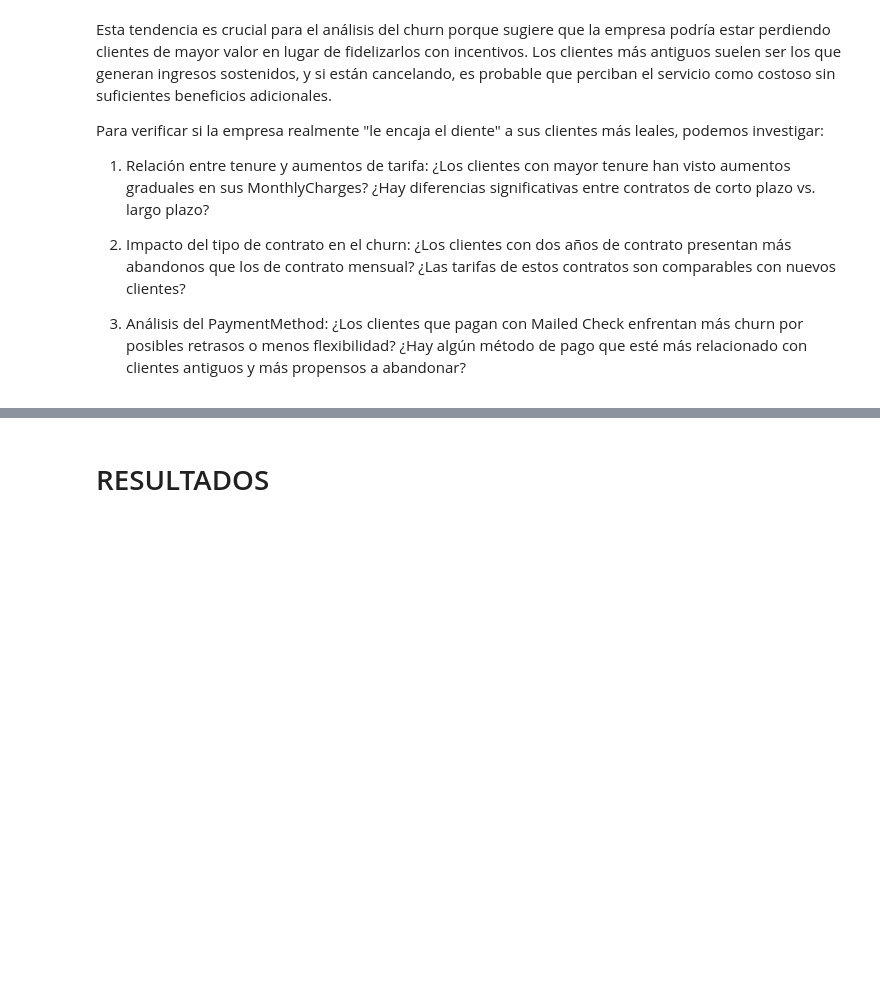
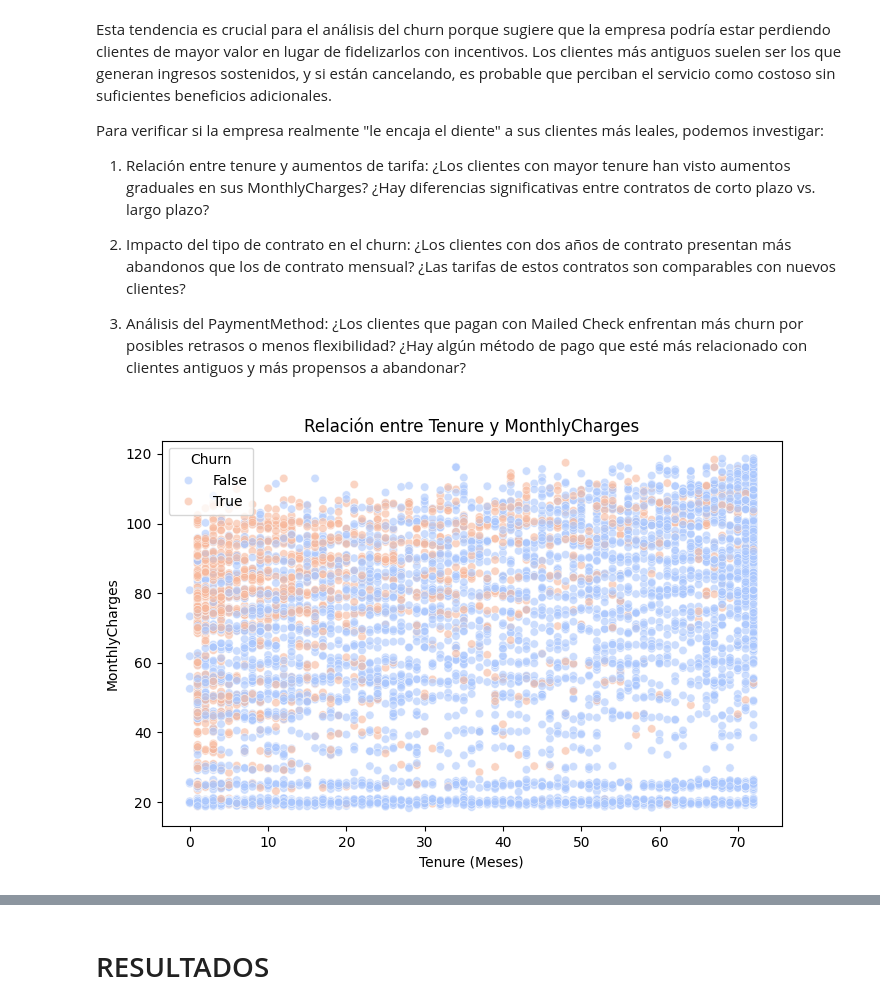
Before and after one commit to mauloredo/Challenge_Telecom_X, a Jupyter notebook: Challenge_Telecom_X.ipynb, the cells around one changed output, grey strips where cells are left out. Drawn from its saved outputs; the diff is of its cells as text; code cells hidden in the pictures; blank space fills up the shorter version.

```diff
--- a/Challenge_Telecom_X.ipynb
+++ b/Challenge_Telecom_X.ipynb
@@ -1124,0 +1176,11 @@ Para verificar si la empresa realmente "le encaja el diente" a sus clientes más
+# %%
+#verificar si los clientes con mayor tenure han visto aumentos progresivos en sus tarifas
+
+plt.figure(figsize=(8, 5))
+sns.scatterplot(x=clean_df['tenure'], y=clean_df['MonthlyCharges'], hue=clean_df['Churn'], palette='coolwarm', alpha=0.6)
+plt.xlabel('Tenure (Meses)')
+plt.ylabel('MonthlyCharges')
+plt.title('Relación entre Tenure y MonthlyCharges')
+plt.show()
+# %% [output]
+[figure, added]
```
Also changed, not shown: parts of 21 cells of this notebook.
